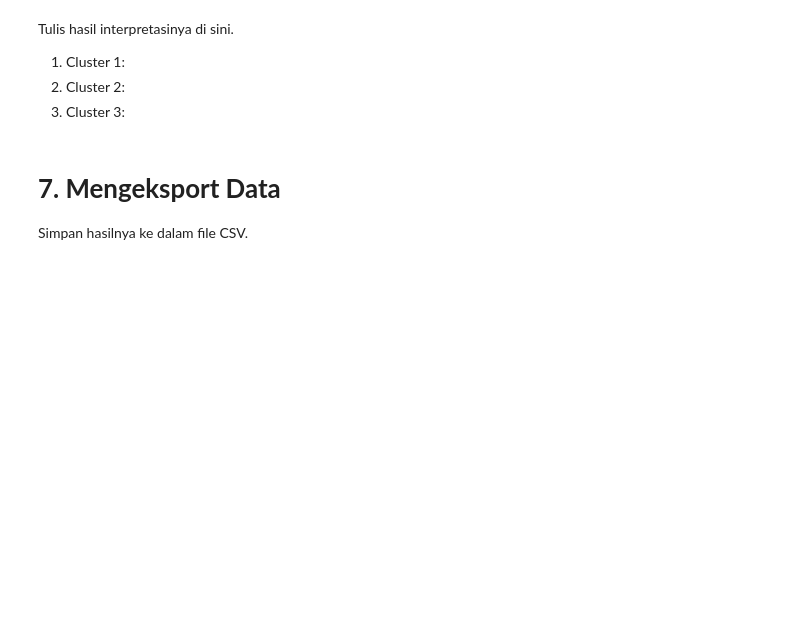
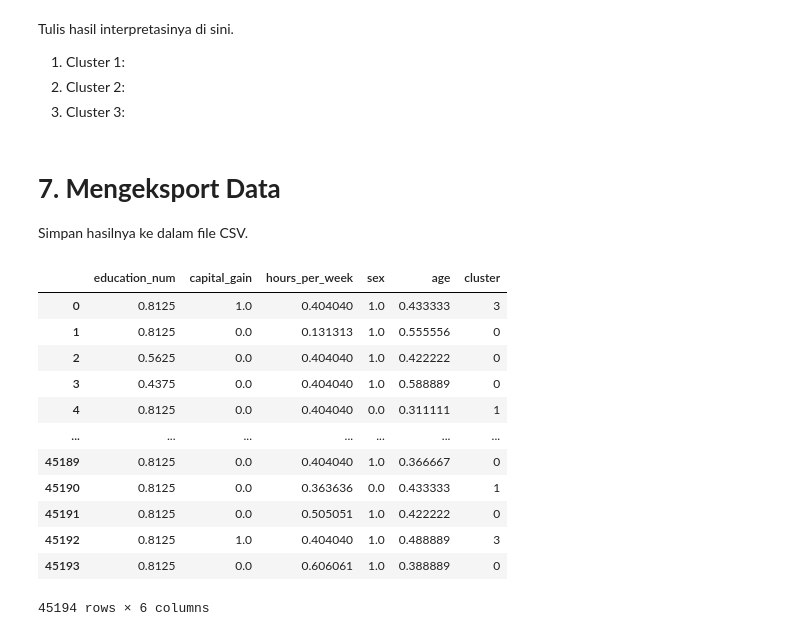
Before and after one commit to Maoelan/adult-income-clustering-classification, a Jupyter notebook: [Clustering] Submission Akhir BMLP_Maulana Muhammad.ipynb, the cells around one changed output. Saved outputs shown, nothing was run; the diff lists cells and outputs as text; code cells hidden in the pictures; blank space fills up the shorter version.

```diff
--- a/[Clustering] Submission Akhir BMLP_Maulana Muhammad.ipynb
+++ b/[Clustering] Submission Akhir BMLP_Maulana Muhammad.ipynb
@@ -1015,3 +1067,19 @@ Tulis hasil interpretasinya di sini.
 # **7. Mengeksport Data**
 
 Simpan hasilnya ke dalam file CSV.
+# %%
+new_df
+# %% [output]
+|  | education_num | capital_gain | hours_per_week | sex | age | cluster |
+| 0 | 0.8125 | 1.0 | 0.404040 | 1.0 | 0.433333 | 3 |
+| 1 | 0.8125 | 0.0 | 0.131313 | 1.0 | 0.555556 | 0 |
+| 2 | 0.5625 | 0.0 | 0.404040 | 1.0 | 0.422222 | 0 |
+| 3 | 0.4375 | 0.0 | 0.404040 | 1.0 | 0.588889 | 0 |
+| 4 | 0.8125 | 0.0 | 0.404040 | 0.0 | 0.311111 | 1 |
+| ... | ... | ... | ... | ... | ... | ... |
+| 45189 | 0.8125 | 0.0 | 0.404040 | 1.0 | 0.366667 | 0 |
+| 45190 | 0.8125 | 0.0 | 0.363636 | 0.0 | 0.433333 | 1 |
+| 45191 | 0.8125 | 0.0 | 0.505051 | 1.0 | 0.422222 | 0 |
+| 45192 | 0.8125 | 1.0 | 0.404040 | 1.0 | 0.488889 | 3 |
+| 45193 | 0.8125 | 0.0 | 0.606061 | 1.0 | 0.388889 | 0 |
+45194 rows × 6 columns
```
Also changed, not shown: parts of 8 cells of this notebook, 4 other files.
